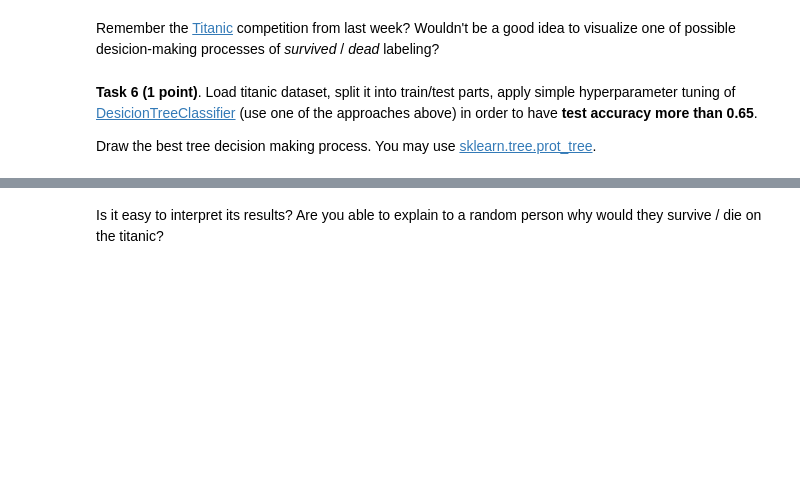
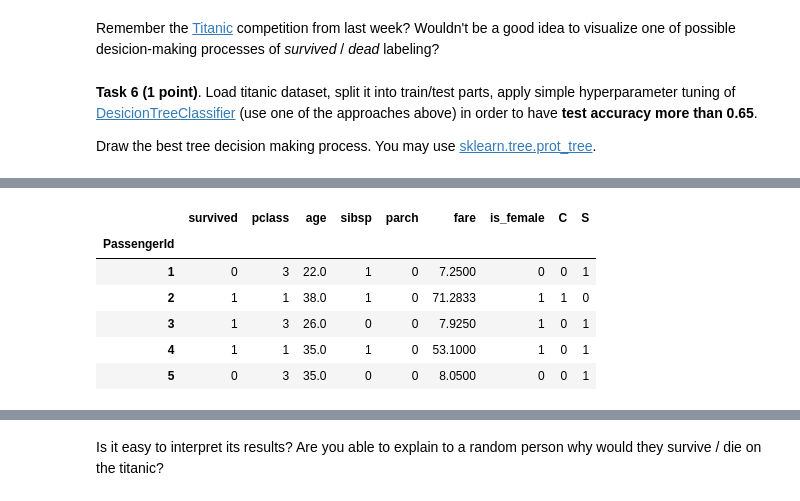
Before and after one commit to albert-bariev/rs-school-ml, a Jupyter notebook: 7_trees_and_ensembles.ipynb, the cells around one changed output, grey strips where cells are left out. Cells and saved outputs as stored; diff of their text form; code cells hidden in the pictures; blank space fills up the shorter version.

```diff
--- a/7_trees_and_ensembles.ipynb
+++ b/7_trees_and_ensembles.ipynb
@@ -778,3 +778,15 @@ data.head()
 | 3 | 1 | 3 | Heikkinen, Miss. Laina | female | 26.0 | 0 | 0 | STON/O2. 3101282 | 7.9250 | NaN | ... |
 | 4 | 1 | 1 | Futrelle, Mrs. Jacques Heath (Lil... | female | 35.0 | 1 | 0 | 113803 | 53.1000 | C123 | ... |
 | 5 | 0 | 3 | Allen, Mr. William Henry | male | 35.0 | 0 | 0 | 373450 | 8.0500 | NaN | ... |
+# %%
+# уберем заглавные буквы в названиях полей
+data.columns = data.columns.str.lower()
+
+# заменим переменную sex на флаг
+data['is_female'] = (data['sex'] == 'female').astype(int)
+
+# удалим лишние поля: Ticket и Cabin
+data.drop(columns=['ticket', 'cabin', 'name', 'sex'], inplace=True)
+# %%
+embarked_dummies = pd.get_dummies(data['embarked'])
+embarked_dummies.head()
@@ -780,0 +801,12 @@ data.head()
+# %%
+df = pd.merge(left=data, right=embarked_dummies, left_index=True, right_index=True)
+df.drop(columns=['embarked', 'Q'], inplace=True)
+df.head()
+# %% [output]
+|  | survived | pclass | age | sibsp | parch | fare | is_female | C | S |
+| PassengerId |  |  |  |  |  |  |  |  |  |
+| 1 | 0 | 3 | 22.0 | 1 | 0 | 7.2500 | 0 | 0 | 1 |
+| 2 | 1 | 1 | 38.0 | 1 | 0 | 71.2833 | 1 | 1 | 0 |
+| 3 | 1 | 3 | 26.0 | 0 | 0 | 7.9250 | 1 | 0 | 1 |
+| 4 | 1 | 1 | 35.0 | 1 | 0 | 53.1000 | 1 | 0 | 1 |
+| 5 | 0 | 3 | 35.0 | 0 | 0 | 8.0500 | 0 | 0 | 1 |
```
Also changed, not shown: parts of 9 cells of this notebook.
